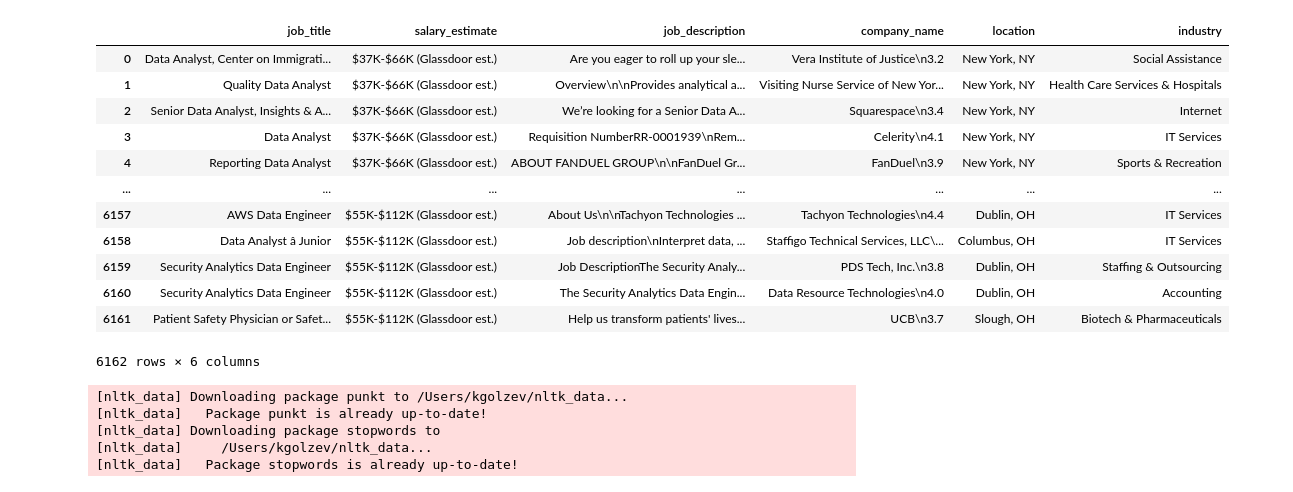
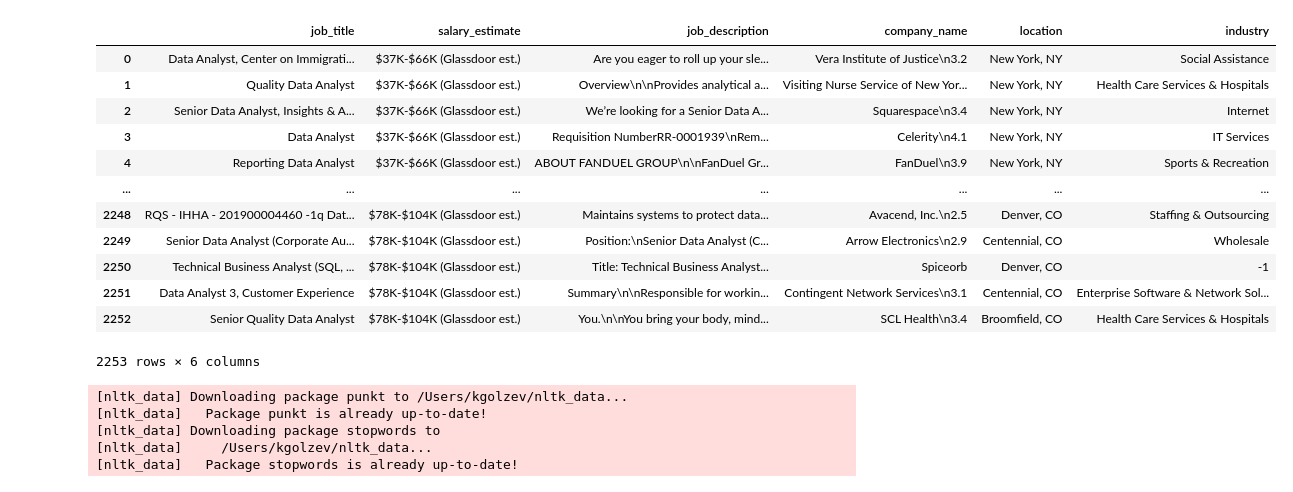
Before and after one commit to KristinaGol/Capstone-Project-DataCVPro, a Jupyter notebook: job_descriptions_20_NLP.ipynb, the cells around one changed output. Cells and saved outputs as stored; diff of their text form; code cells hidden in the pictures.

Commit message:
updated NLP analysis, remove scientists

```diff
--- a/job_descriptions_20_NLP.ipynb
+++ b/job_descriptions_20_NLP.ipynb
@@ -7,24 +7,24 @@ import matplotlib.pyplot as plt
 # %%
 # load jobs data
 
 schema = 'capstone_datacvpro'
 
-jobs_20 = sf.get_dataframe(f' SELECT * FROM {schema}.jobs_20')
+jobs_20 = sf.get_dataframe(f' SELECT * FROM {schema}.analysts_20')
 display(jobs_20)
 # %% [output]
 |  | job_title | salary_estimate | job_description | company_name | location | industry |
 | 0 | Data Analyst, Center on Immigrati... | $37K-$66K (Glassdoor est.) | Are you eager to roll up your sle... | Vera Institute of Justice\n3.2 | New York, NY | Social Assistance |
 | 1 | Quality Data Analyst | $37K-$66K (Glassdoor est.) | Overview\n\nProvides analytical a... | Visiting Nurse Service of New Yor... | New York, NY | Health Care Services & Hospitals |
 | 2 | Senior Data Analyst, Insights & A... | $37K-$66K (Glassdoor est.) | We’re looking for a Senior Data A... | Squarespace\n3.4 | New York, NY | Internet |
 | 3 | Data Analyst | $37K-$66K (Glassdoor est.) | Requisition NumberRR-0001939\nRem... | Celerity\n4.1 | New York, NY | IT Services |
 | 4 | Reporting Data Analyst | $37K-$66K (Glassdoor est.) | ABOUT FANDUEL GROUP\n\nFanDuel Gr... | FanDuel\n3.9 | New York, NY | Sports & Recreation |
 | ... | ... | ... | ... | ... | ... | ... |
-| 6157 | AWS Data Engineer | $55K-$112K (Glassdoor est.) | About Us\n\nTachyon Technologies ... | Tachyon Technologies\n4.4 | Dublin, OH | IT Services |
-| 6158 | Data Analyst â Junior | $55K-$112K (Glassdoor est.) | Job description\nInterpret data, ... | Staffigo Technical Services, LLC\... | Columbus, OH | IT Services |
-| 6159 | Security Analytics Data Engineer | $55K-$112K (Glassdoor est.) | Job DescriptionThe Security Analy... | PDS Tech, Inc.\n3.8 | Dublin, OH | Staffing & Outsourcing |
-| 6160 | Security Analytics Data Engineer | $55K-$112K (Glassdoor est.) | The Security Analytics Data Engin... | Data Resource Technologies\n4.0 | Dublin, OH | Accounting |
-| 6161 | Patient Safety Physician or Safet... | $55K-$112K (Glassdoor est.) | Help us transform patients' lives... | UCB\n3.7 | Slough, OH | Biotech & Pharmaceuticals |
+| 2248 | RQS - IHHA - 201900004460 -1q Dat... | $78K-$104K (Glassdoor est.) | Maintains systems to protect data... | Avacend, Inc.\n2.5 | Denver, CO | Staffing & Outsourcing |
+| 2249 | Senior Data Analyst (Corporate Au... | $78K-$104K (Glassdoor est.) | Position:\nSenior Data Analyst (C... | Arrow Electronics\n2.9 | Centennial, CO | Wholesale |
+| 2250 | Technical Business Analyst (SQL, ... | $78K-$104K (Glassdoor est.) | Title: Technical Business Analyst... | Spiceorb | Denver, CO | -1 |
+| 2251 | Data Analyst 3, Customer Experience | $78K-$104K (Glassdoor est.) | Summary\n\nResponsible for workin... | Contingent Network Services\n3.1 | Centennial, CO | Enterprise Software & Network Sol... |
+| 2252 | Senior Quality Data Analyst | $78K-$104K (Glassdoor est.) | You.\n\nYou bring your body, mind... | SCL Health\n3.4 | Broomfield, CO | Health Care Services & Hospitals |
-6162 rows × 6 columns
+2253 rows × 6 columns
 # %%
 import re
 import nltk
```
Also changed, not shown: parts of 21 cells of this notebook, 4 other files.
